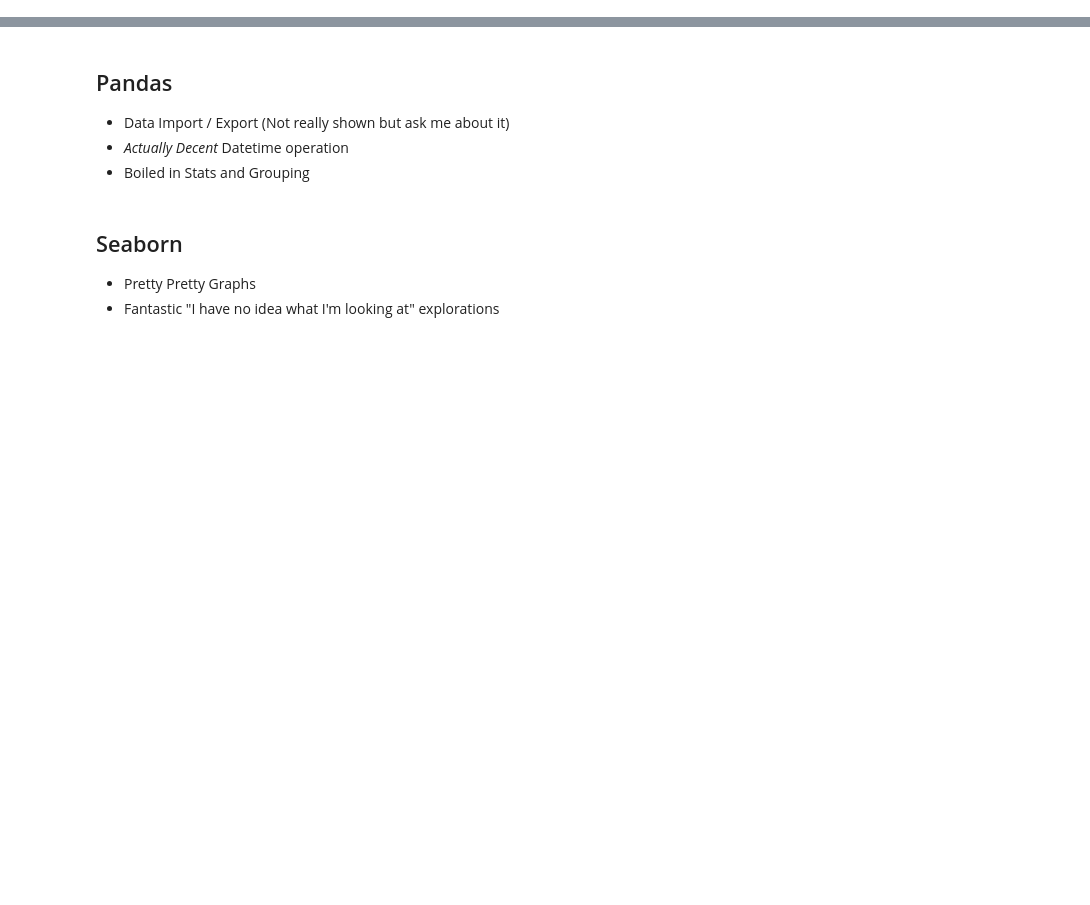
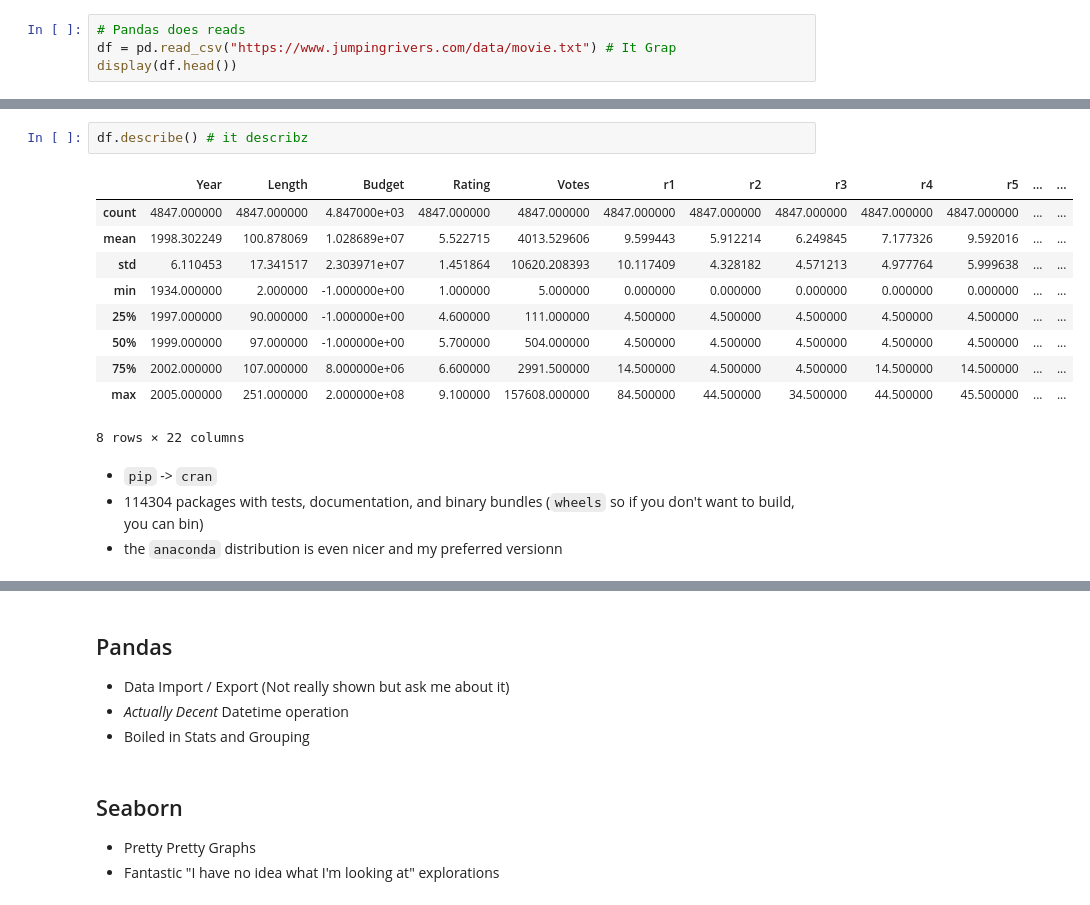
Before and after one commit to andrewbolster/nb_presentations, a Jupyter notebook: 2017-08 BLUG/BLUG Data Science.ipynb, the cells around one changed output, grey strips where cells are left out. Drawn from its saved outputs; the diff is of its cells as text; blank space fills up the shorter version.

```diff
--- a/2017-08 BLUG/BLUG Data Science.ipynb
+++ b/2017-08 BLUG/BLUG Data Science.ipynb
@@ -32,0 +49,4 @@ Dr. Andrew Bolster
+# %%
+# Pandas does reads
+df = pd.read_csv("https://www.jumpingrivers.com/data/movie.txt") # It Grap
+display(df.head())
@@ -32,0 +72,18 @@ Dr. Andrew Bolster
+# %%
+df.describe() # it describz
+# %% [output]
+|  | Year | Length | Budget | Rating | Votes | r1 | r2 | r3 | r4 | r5 | ... | ... |
+| count | 4847.000000 | 4847.000000 | 4.847000e+03 | 4847.000000 | 4847.000000 | 4847.000000 | 4847.000000 | 4847.000000 | 4847.000000 | 4847.000000 | ... | ... |
+| mean | 1998.302249 | 100.878069 | 1.028689e+07 | 5.522715 | 4013.529606 | 9.599443 | 5.912214 | 6.249845 | 7.177326 | 9.592016 | ... | ... |
+| std | 6.110453 | 17.341517 | 2.303971e+07 | 1.451864 | 10620.208393 | 10.117409 | 4.328182 | 4.571213 | 4.977764 | 5.999638 | ... | ... |
+| min | 1934.000000 | 2.000000 | -1.000000e+00 | 1.000000 | 5.000000 | 0.000000 | 0.000000 | 0.000000 | 0.000000 | 0.000000 | ... | ... |
+| 25% | 1997.000000 | 90.000000 | -1.000000e+00 | 4.600000 | 111.000000 | 4.500000 | 4.500000 | 4.500000 | 4.500000 | 4.500000 | ... | ... |
+| 50% | 1999.000000 | 97.000000 | -1.000000e+00 | 5.700000 | 504.000000 | 4.500000 | 4.500000 | 4.500000 | 4.500000 | 4.500000 | ... | ... |
+| 75% | 2002.000000 | 107.000000 | 8.000000e+06 | 6.600000 | 2991.500000 | 14.500000 | 4.500000 | 4.500000 | 14.500000 | 14.500000 | ... | ... |
+| max | 2005.000000 | 251.000000 | 2.000000e+08 | 9.100000 | 157608.000000 | 84.500000 | 44.500000 | 34.500000 | 44.500000 | 45.500000 | ... | ... |
+8 rows × 22 columns
+# %% [markdown]
+
+* `pip` -> `cran`
+* 114304 packages with tests, documentation, and binary bundles (`wheels` so if you don't want to build, you can bin)
+* the `anaconda` distribution is even nicer and my preferred versionn
```
Also changed, not shown: parts of 44 cells of this notebook, 2 other files.
